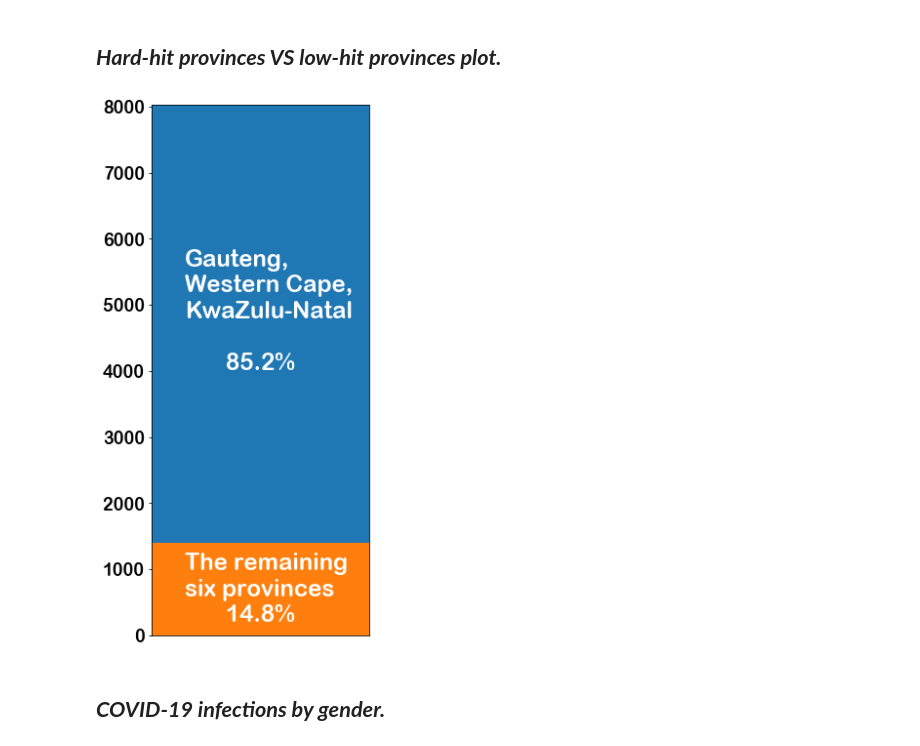
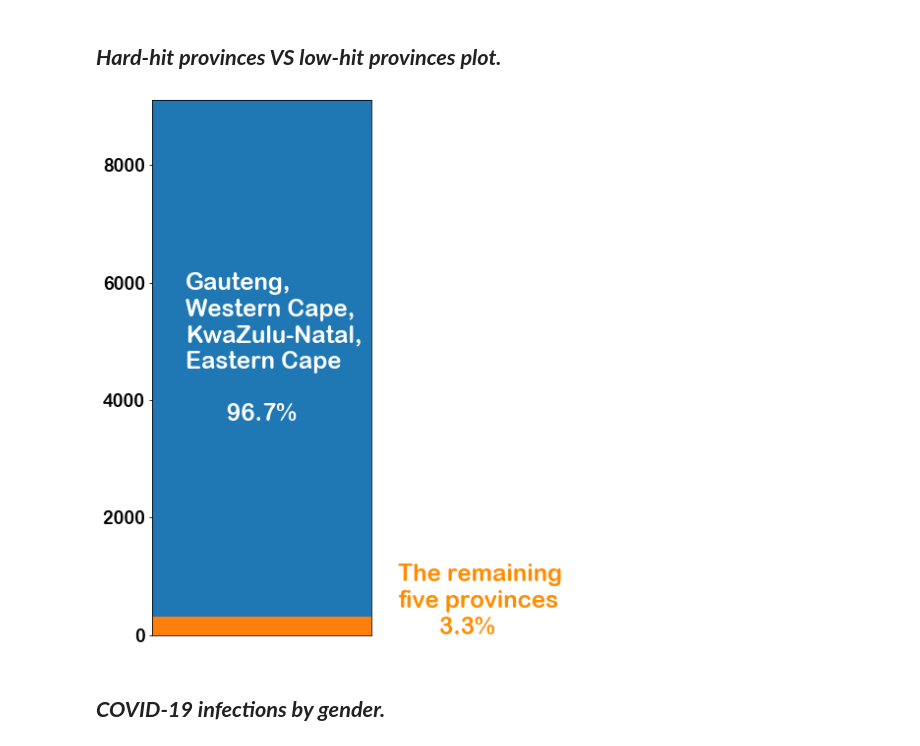
Before and after one commit to mckabuza/South-Africa-COVID-19-Data-Visualization, a Jupyter notebook: SA COVID-19 April.ipynb, the cells around one changed output. Saved outputs shown, nothing was run; the diff lists cells and outputs as text; code cells hidden in the pictures.

```diff
--- a/SA COVID-19 April.ipynb
+++ b/SA COVID-19 April.ipynb
@@ -197,28 +199,28 @@ plt.show()
 # %%
 high = []
 low = []
 for province in provincial[provincial.columns[-1]]:
-    if province >= provincial_data['Infections'][2]:
+    if province >= provincial_data['Infections'][3]:
         high.append(province)
-    elif province < provincial_data['Infections'][2]:
+    elif province < provincial_data['Infections'][3]:
         low.append(province)
 
 high_infections = np.sum(high)
 low_infections = np.sum(low)
 
 fig = plt.figure(figsize=(4,10))
 b1=plt.bar(0.05,high_infections, width=0.1)
 b2=plt.bar(0.05,low_infections, width=0.1)
-plt.text(0.015,high_infections/2, "Gauteng,\nWestern Cape,\nKwaZulu-Natal\n\n       {:.1f}%".format(sum(high)*100/sum(provincial[provincial.columns[-1]])),
+plt.text(0.015,high_infections/2.5, "Gauteng,\nWestern Cape,\nKwaZulu-Natal,\nEastern Cape\n\n       {:.1f}%".format(sum(high)*100/sum(provincial[provincial.columns[-1]])),
          color='white', fontsize=24)
-plt.text(0.015,200, "The remaining\nsix provinces\n       {:.1f}%".format(sum(low)*100/sum(provincial[provincial.columns[-1]])),
-         color='white', fontsize=24)
+plt.text(0.112,20, "The remaining\nfive provinces\n       {:.1f}%".format(sum(low)*100/sum(provincial[provincial.columns[-1]])),
+         color='darkorange', fontsize=24)
 plt.xlim(0,0.1)
 plt.ylim(0,high_infections)
 plt.xticks([])
 plt.show()
 # %% [output]
-[figure, old version]
+[figure, new version]
 # %% [markdown]
 ## **_COVID-19 infections by gender._**
 # %%
```
Also changed, not shown: parts of 3 cells of this notebook, 2 other files.
